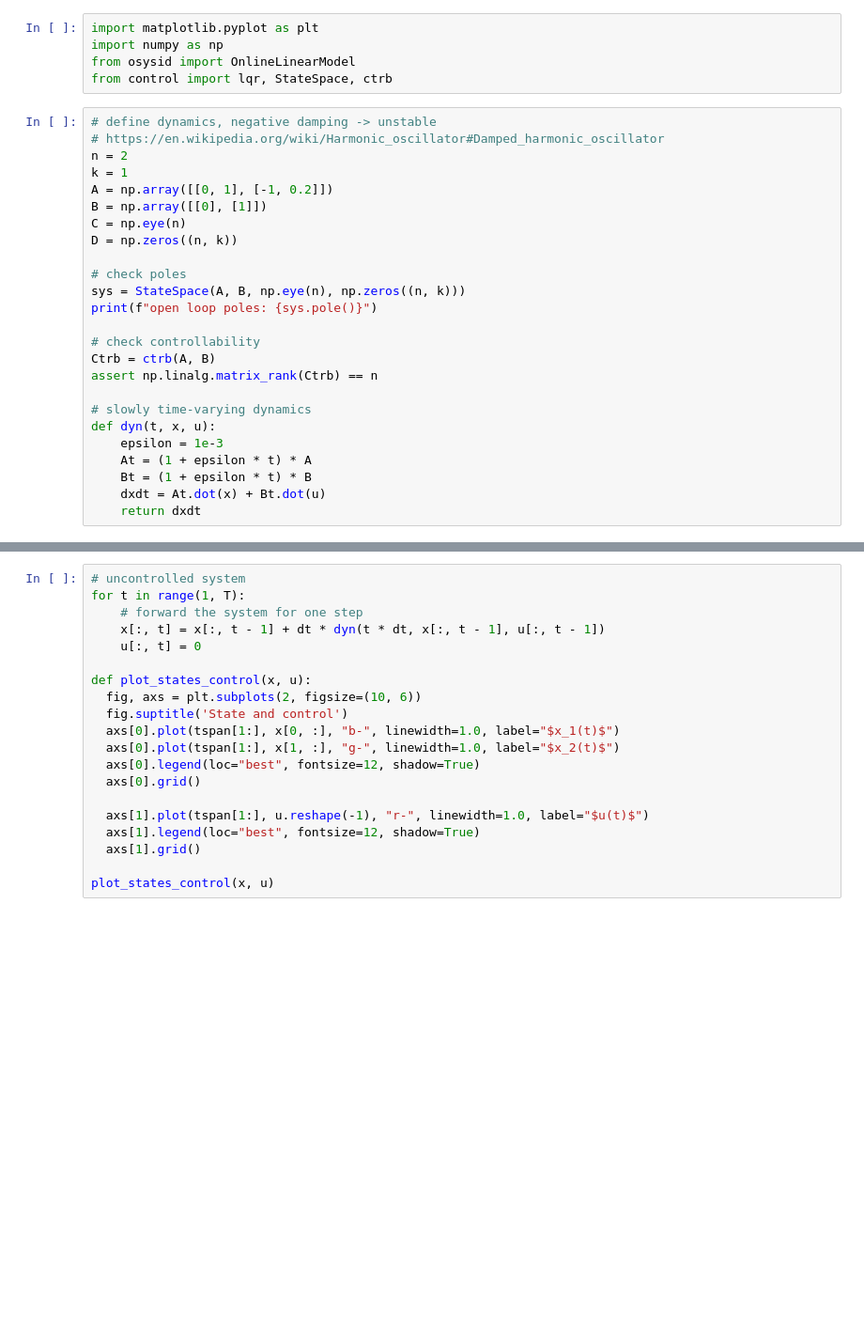
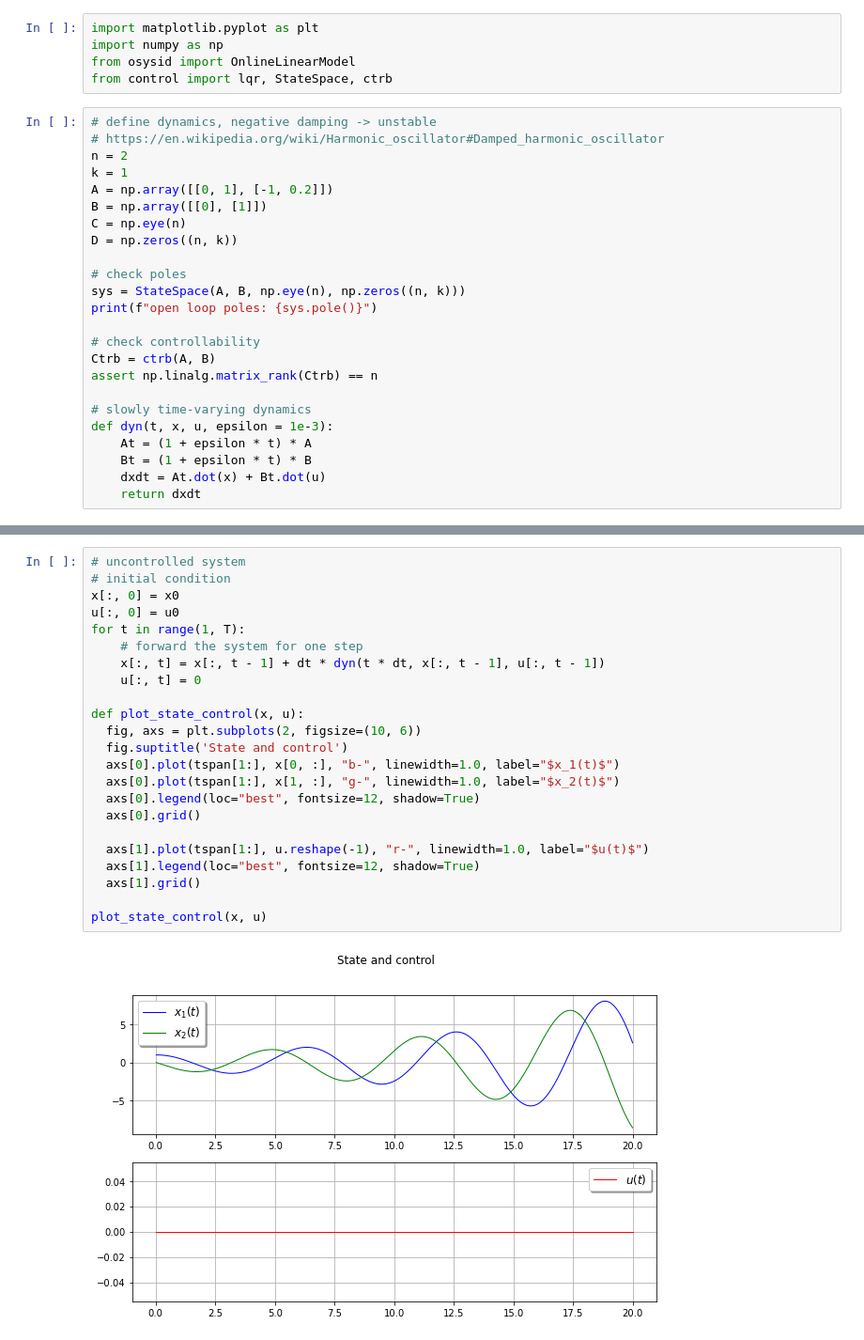
Before and after one commit to haozhg/oml, a Jupyter notebook: demo/demo_linear_time_varying_system.ipynb, the cells around one changed output, grey strips where cells are left out. Shown: that part at 94% size. Saved outputs shown, nothing was run; the diff lists cells and outputs as text; blank space fills up the shorter version.

```diff
--- a/demo/demo_linear_time_varying_system.ipynb
+++ b/demo/demo_linear_time_varying_system.ipynb
@@ -51,8 +51,7 @@ Ctrb = ctrb(A, B)
 assert np.linalg.matrix_rank(Ctrb) == n
 
 # slowly time-varying dynamics
-def dyn(t, x, u):
-    epsilon = 1e-3
+def dyn(t, x, u, epsilon = 1e-3):
     At = (1 + epsilon * t) * A
     Bt = (1 + epsilon * t) * B
     dxdt = At.dot(x) + Bt.dot(u)
@@ -80,23 +79,28 @@ u[:, 0] = u0
 # %%
 # uncontrolled system
+# initial condition
+x[:, 0] = x0
+u[:, 0] = u0
 for t in range(1, T):
     # forward the system for one step
     x[:, t] = x[:, t - 1] + dt * dyn(t * dt, x[:, t - 1], u[:, t - 1])
     u[:, t] = 0
 
-def plot_states_control(x, u):
+def plot_state_control(x, u):
   fig, axs = plt.subplots(2, figsize=(10, 6))
   fig.suptitle('State and control')
   axs[0].plot(tspan[1:], x[0, :], "b-", linewidth=1.0, label="$x_1(t)$")
   axs[0].plot(tspan[1:], x[1, :], "g-", linewidth=1.0, label="$x_2(t)$")
   axs[0].legend(loc="best", fontsize=12, shadow=True)
   axs[0].grid()
 
   axs[1].plot(tspan[1:], u.reshape(-1), "r-", linewidth=1.0, label="$u(t)$")
   axs[1].legend(loc="best", fontsize=12, shadow=True)
   axs[1].grid()
 
-plot_states_control(x, u)
+plot_state_control(x, u)
+# %% [output]
+[figure, added]
 # %%
 # initial condition, state and control
 x[:, 0] = x0
```
Also changed, not shown: parts of 4 cells of this notebook, 9 other files.
